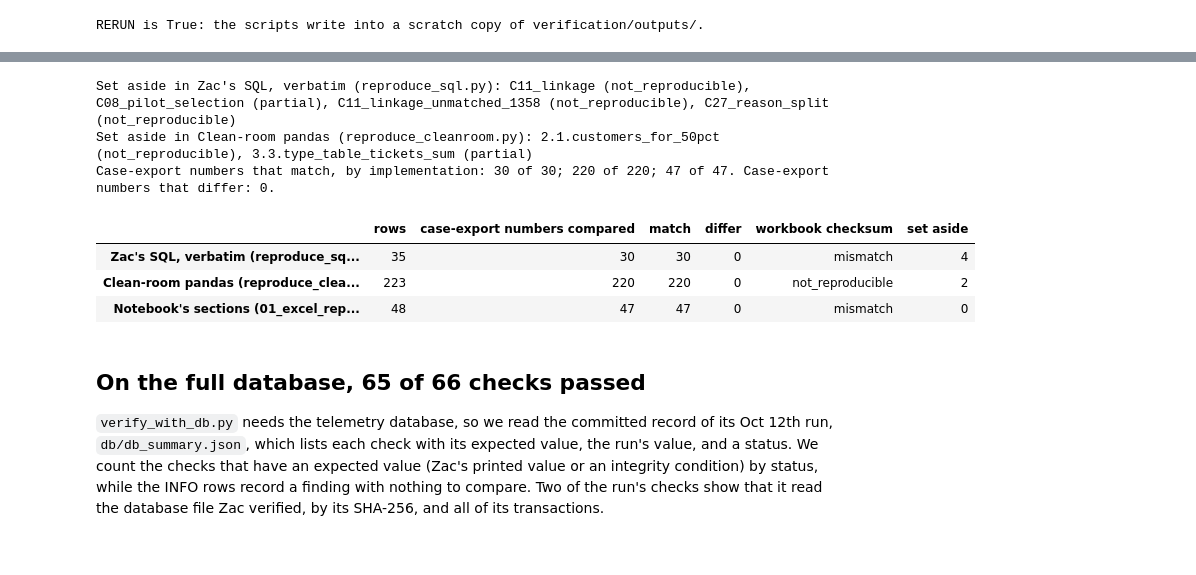
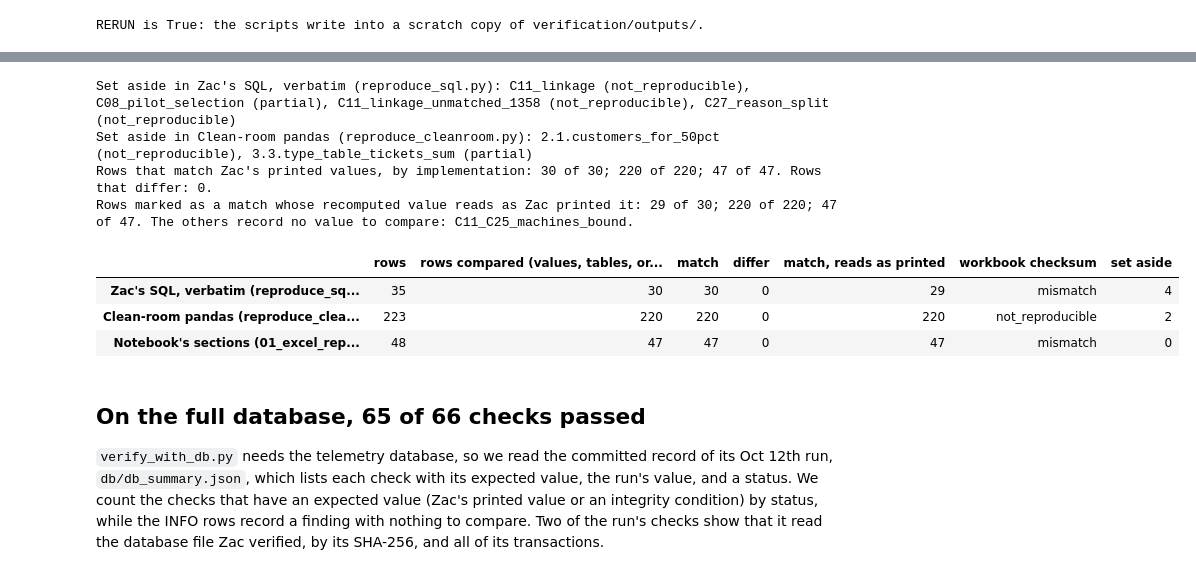
Before and after one commit to zach-yaninek/analytics-lab, a Jupyter notebook: notebooks/08_verification.ipynb, the cells around one changed output, grey strips where cells are left out. Saved outputs shown, nothing was run; the diff lists cells and outputs as text; code cells hidden in the pictures.

```diff
--- a/notebooks/08_verification.ipynb
+++ b/notebooks/08_verification.ipynb
@@ -22,7 +18,18 @@ OUT = R.outputs(RERUN)
 # %% [output]
 RERUN is True: the scripts write into a scratch copy of verification/outputs/.
 # %%
+import shutil
+
 if RERUN:
+    # association.py runs S2 and S10 when it finds a local text-flag export in OUT / 'flags'. R.outputs leaves files
+    # that git does not track out of the scratch copy; should a copy still be there (git could not list the files),
+    # we delete it while the committed outputs list S2 as pending (they were made without the export).
+    committed_sens = R.read_csv(R.COMMITTED, 'assoc/as_sensitivities.csv')
+    s2_status = committed_sens.loc[committed_sens.variant == 'S2 text flags', 'status'].item()
+    if s2_status.startswith('pending') and (OUT / 'flags').exists():
+        assert OUT != R.COMMITTED
+        shutil.rmtree(OUT / 'flags')
+        print('Deleted the local text-flag export from the scratch copy: the committed outputs were made without it.')
     R.rerun(OUT, 'reproduce_sql.py')
     R.rerun(OUT, 'reproduce_cleanroom.py')
     R.rerun(OUT, '01_excel_reproducibility.py')
@@ -59,40 +74,63 @@ Three scripts recompute the midterm analysis's case-export numbers from IPA's ca
 # %%
-implementations = {  # one row per compared value, with the status its script recorded
-    "Zac's SQL, verbatim (reproduce_sql.py)":
-        R.read_csv(OUT, 'repro_sql_claims.csv').rename(columns={'claim_id': 'item'}),
-    'Clean-room pandas (reproduce_cleanroom.py)':
-        R.read_csv(OUT, 'repro_clean_claims.csv').rename(columns={'claim_id': 'item'}),
-    "Notebook's sections (01_excel_reproducibility.py)":
-        R.read_csv(OUT, '01_excel_reproducibility.csv').rename(columns={'metric': 'item'}).assign(
-            status=lambda t: t.match.map({'yes': 'match', 'NO': 'mismatch'})),
+implementations = {  # one row per compared claim (a value, a printed table, or one of Zac's checks) and its status
+    "Zac's SQL, verbatim (reproduce_sql.py)": R.read_csv(OUT, 'repro_sql_claims.csv').rename(
+        columns={'claim_id': 'item', 'zac_value': 'printed', 'our_value': 'recomputed'}),
+    'Clean-room pandas (reproduce_cleanroom.py)': R.read_csv(OUT, 'repro_clean_claims.csv').rename(
+        columns={'claim_id': 'item', 'zac_value': 'printed', 'our_value': 'recomputed'}),
+    "Notebook's sections (01_excel_reproducibility.py)": R.read_csv(OUT, '01_excel_reproducibility.csv').rename(
+        columns={'metric': 'item', 'zac_printed': 'printed'}).assign(
+        status=lambda t: t.match.map({'yes': 'match', 'NO': 'mismatch'})),
 }
-rows = {}
+
+
+def reads_as_printed(t):
+    """'yes' where a row's recomputed value reads as Zac printed it, as the same text or the same once the working he
+    printed after it in parentheses is dropped ('n (= a + b)' -> 'n'); 'no value' where neither side holds a number
+    or a truth value, as in a check of his tables that records no value of its own; 'NO' otherwise."""
+    printed, recomputed = (t[c].astype(str).str.strip() for c in ('printed', 'recomputed'))
+    value = lambda s: s.str.split(' (', n=1, regex=False).str[0]
+    same = (printed == recomputed) | (value(printed) == value(recomputed))
+    no_value = ~printed.str.contains(r'\d|True|False') & ~recomputed.str.contains(r'\d|True|False')
+    return pd.Series('NO', index=t.index).mask(no_value, 'no value').mask(same, 'yes')
+
+
+compared_col = 'rows compared (values, tables, or checks)'
+rows, no_value_rows = {}, []
 for name, t in implementations.items():
     checksum = t.item.str.contains('sha256')  # the workbook file's checksum, not a number in the export
     compared = t.status.isin(['match', 'mismatch']) & ~checksum
     aside = ~t.status.isin(['match', 'mismatch']) & ~checksum  # needs the telemetry database, or Zac printed no value
-    rows[name] = {'rows': len(t), 'case-export numbers compared': int(compared.sum()),
-                  'match': int((compared & t.status.eq('match')).sum()),
+    matched = compared & t.status.eq('match')
+    as_printed = reads_as_printed(t)
+    differs = matched & as_printed.eq('NO')
+    assert not differs.any(), f'{name}: rows marked as a match that differ from the printed value: {list(t.item[differs])}'
+    no_value_rows += list(t.item[matched & as_printed.eq('no value')])
+    rows[name] = {'rows': len(t), compared_col: int(compared.sum()), 'match': int(matched.sum()),
                   'differ': int((compared & t.status.eq('mismatch')).sum()),
+                  'match, reads as printed': int((matched & as_printed.eq('yes')).sum()),
                   'workbook checksum': ', '.join(t.status[checksum]), 'set aside': int(aside.sum())}
     if aside.any():
         print(f'Set aside in {name}: ' + ', '.join(f'{i} ({s})' for i, s in zip(t.item[aside], t.status[aside])))
 case_export = pd.DataFrame(rows).T
 n_differ = int(case_export['differ'].sum())
-every_label = ('Every' if n_differ == 0 and (case_export['match'] == case_export['case-export numbers compared']).all()
+every_label = ('Every' if n_differ == 0 and (case_export['match'] == case_export[compared_col]).all()
                else f'All but {n_differ}')
-print('Case-export numbers that match, by implementation: '
-      + '; '.join(f'{m} of {c}' for m, c in zip(case_export['match'], case_export['case-export numbers compared']))
-      + f'. Case-export numbers that differ: {n_differ}.')
+print("Rows that match Zac's printed values, by implementation: "
+      + '; '.join(f'{m} of {c}' for m, c in zip(case_export['match'], case_export[compared_col]))
+      + f'. Rows that differ: {n_differ}.')
+print('Rows marked as a match whose recomputed value reads as Zac printed it: '
+      + '; '.join(f'{r} of {m}' for r, m in zip(case_export['match, reads as printed'], case_export['match']))
+      + (f'. The others record no value to compare: {", ".join(no_value_rows)}.' if no_value_rows else '.'))
 case_export
 # %% [output]
 Set aside in Zac's SQL, verbatim (reproduce_sql.py): C11_linkage (not_reproducible), C08_pilot_selection (partial), C11_linkage_unmatched_1358 (not_reproducible), C27_reason_split (not_reproducible)
 Set aside in Clean-room pandas (reproduce_cleanroom.py): 2.1.customers_for_50pct (not_reproducible), 3.3.type_table_tickets_sum (partial)
-Case-export numbers that match, by implementation: 30 of 30; 220 of 220; 47 of 47. Case-export numbers that differ: 0.
+Rows that match Zac's printed values, by implementation: 30 of 30; 220 of 220; 47 of 47. Rows that differ: 0.
+Rows marked as a match whose recomputed value reads as Zac printed it: 29 of 30; 220 of 220; 47 of 47. The others record no value to compare: C11_C25_machines_bound.
-|  | rows | case-export numbers compared | match | differ | workbook checksum | set aside |
-| Zac's SQL, verbatim (reproduce_sq... | 35 | 30 | 30 | 0 | mismatch | 4 |
-| Clean-room pandas (reproduce_clea... | 223 | 220 | 220 | 0 | not_reproducible | 2 |
-| Notebook's sections (01_excel_rep... | 48 | 47 | 47 | 0 | mismatch | 0 |
+|  | rows | rows compared (values, tables, or... | match | differ | match, reads as printed | workbook checksum | set aside |
+| Zac's SQL, verbatim (reproduce_sq... | 35 | 30 | 30 | 0 | 29 | mismatch | 4 |
+| Clean-room pandas (reproduce_clea... | 223 | 220 | 220 | 0 | 220 | not_reproducible | 2 |
+| Notebook's sections (01_excel_rep... | 48 | 47 | 47 | 0 | 47 | mismatch | 0 |
 # %% [markdown]
 ## On the full database, 65 of 66 checks passed
 
```
Also changed, not shown: parts of 22 cells of this notebook.
